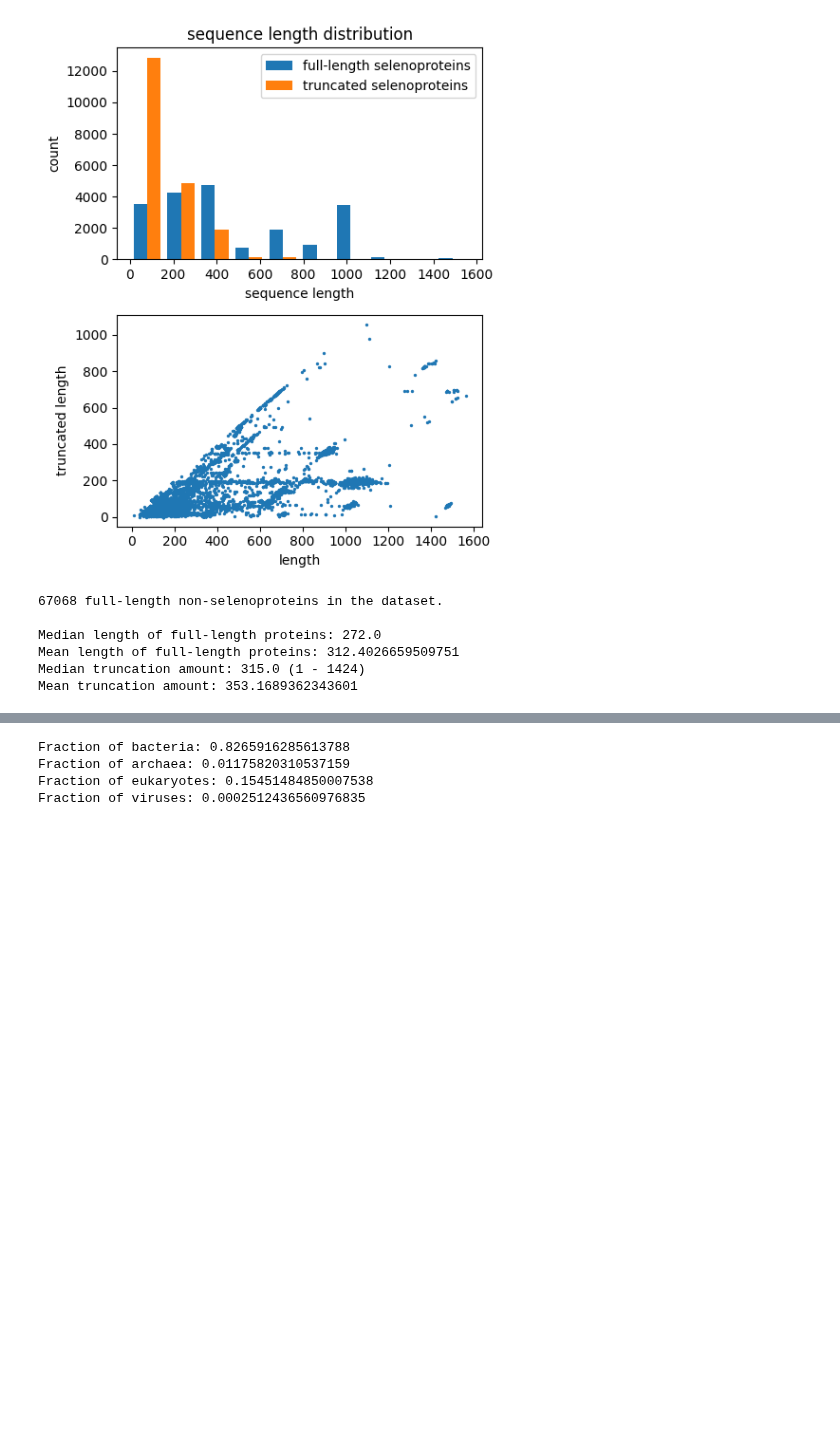
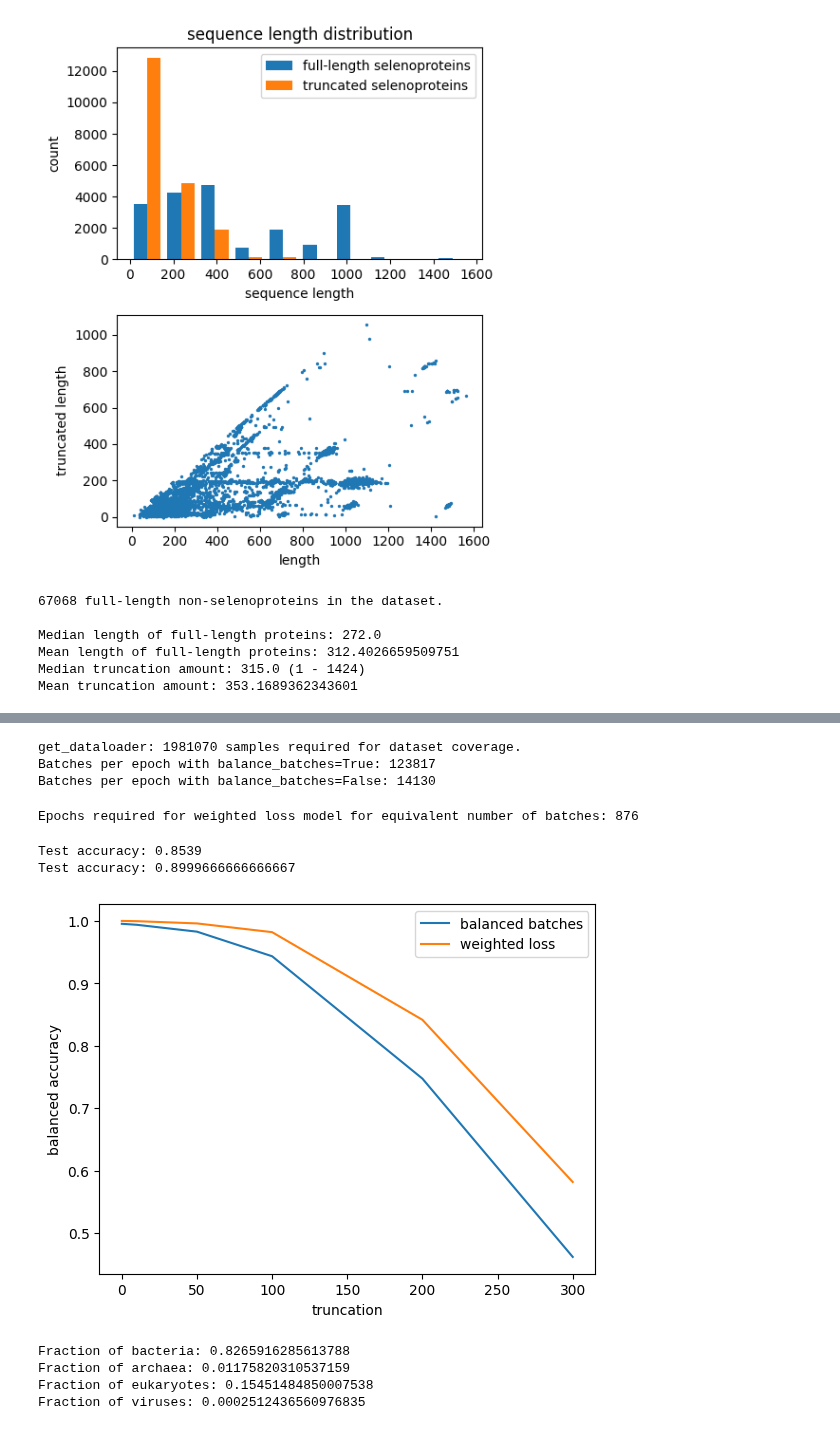
Before and after one commit to pipparichter/selenobot, a Jupyter notebook: notebooks/sandbox.ipynb, the cells around one changed output, grey strips where cells are left out. Drawn from its saved outputs; the diff is of its cells as text; code cells hidden in the pictures; blank space fills up the shorter version.

```diff
--- a/notebooks/sandbox.ipynb
+++ b/notebooks/sandbox.ipynb
@@ -117,3 +104,56 @@ trunc_df
+# %%
+# Seems like it would be a good idea to fix the number of training cycles for the balanced batches
+# and weighted loss models in order to control for any effects due to the number of batches per epoch being
+# higher (as opposed to the total number of batches).
+
+# How many batches per epoch with balanced batches?
+dataloader = get_dataloader(train_dataset, balance_batches=True)
+print('Batches per epoch with balance_batches=True:', len(dataloader))
+dataloader = get_dataloader(train_dataset, balance_batches=False)
+print('Batches per epoch with balance_batches=False:', len(dataloader))
+# %% [output]
+get_dataloader: 1981070 samples required for dataset coverage.
+Batches per epoch with balance_batches=True: 123817
+Batches per epoch with balance_batches=False: 14130
+# %%
+# If we train the balanced batch version for 1000 epochs, the model sees 123817 * 1000 = 123817000 batches.
+batches_per_epoch = 123817
+n_epochs = 100
+
+print('Epochs required for weighted loss model for equivalent number of batches:', int(12381700 / 14130))
+# %% [output]
+Epochs required for weighted loss model for equivalent number of batches: 876
+# %%
+dataset = Dataset.from_hdf(os.path.join(DATA_DIR, 'uniprot_truncated.h5'), feature_type='plm')
+model_balance_batches = Classifier.load(os.path.join(MODELS_DIR, 'model_balance_batches_smaller.pkl'))
+model_weighted_loss = Classifier.load(os.path.join(MODELS_DIR, 'model_weighted_loss_smaller.pkl'))
+
+fig, ax = plt.subplots()
+
+for model in [model_balance_batches, model_weighted_loss]:
+    predictions = model.predict(dataset)
+
+    print('Test accuracy:', balanced_accuracy_score(dataset.labels, predictions))
+
+    trunc_df = dataset.metadata
+    trunc_df['prediction'] = predictions
+
+    x_vals, y_vals = [], []
+    for t, df in trunc_df.groupby('truncation'):
+        acc = balanced_accuracy_score(df.label.values, df.prediction.values)
+        y_vals.append(acc)
+        x_vals.append(t)
+
+    ax.plot(x_vals, y_vals)
+
+ax.set_xlabel('truncation')
+ax.set_ylabel('balanced accuracy')
+ax.legend(['balanced batches', 'weighted loss'])
+plt.show()
+# %% [output]
+Test accuracy: 0.8539
+Test accuracy: 0.8999666666666667
+[figure, added]
 # %%
 sec_df = pd.read_csv(os.path.join(DATA_DIR, 'uniprot_sec.csv'))
 
```
Also changed, not shown: parts of 3 cells of this notebook, 27 other files.
